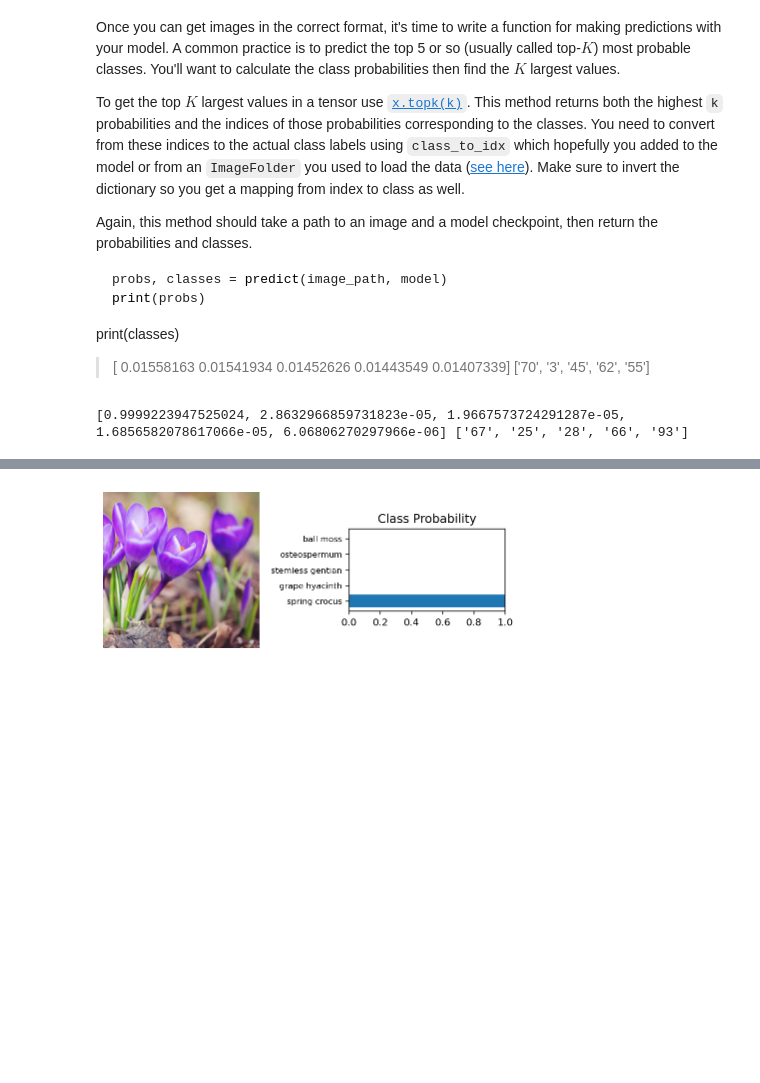
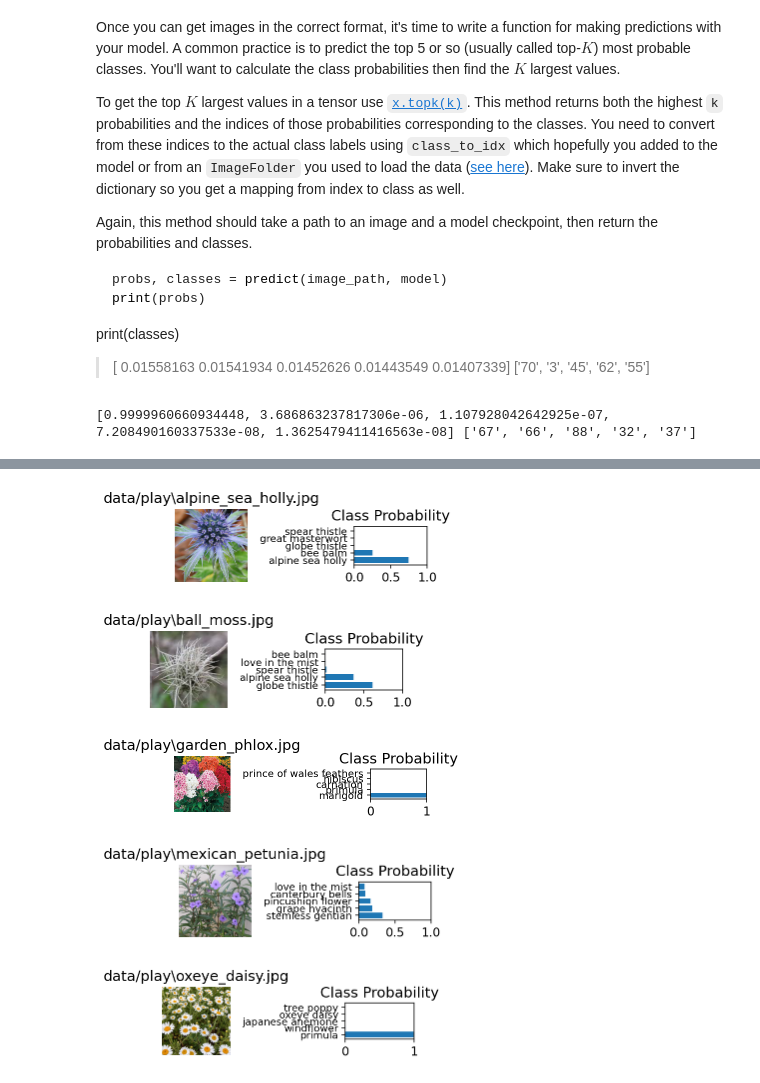
Before and after one commit to christiaan-lombard/udacityproject-image-classifier, a Jupyter notebook: Image Classifier Project.ipynb, the cells around one changed output, grey strips where cells are left out. Saved outputs shown, nothing was run; the diff lists cells and outputs as text; code cells hidden in the pictures; blank space fills up the shorter version.

Commit message:
add own images

```diff
--- a/Image Classifier Project.ipynb
+++ b/Image Classifier Project.ipynb
@@ -46,7 +47,7 @@ The validation and testing sets are used to measure the model's performance on d
 
 The pre-trained networks you'll use were trained on the ImageNet dataset where each color channel was normalized separately. For all three sets you'll need to normalize the means and standard deviations of the images to what the network expects. For the means, it's `[0.485, 0.456, 0.406]` and for the standard deviations `[0.229, 0.224, 0.225]`, calculated from the ImageNet images.  These values will shift each color channel to be centered at 0 and range from -1 to 1.
 # %%
-data_dir = 'flowers'
+data_dir = 'data'
 train_dir = data_dir + '/train'
 valid_dir = data_dir + '/valid'
 test_dir = data_dir + '/test'
@@ -452,7 +451,7 @@ def predict(image_path, model, topk=5):
 probs, classes = predict('assets/spring_crocus.jpg', model)
 print(probs, classes)
 # %% [output]
-[0.9999223947525024, 2.8632966859731823e-05, 1.9667573724291287e-05, 1.6856582078617066e-05, 6.06806270297966e-06] ['67', '25', '28', '66', '93']
+[0.9999960660934448, 3.686863237817306e-06, 1.107928042642925e-07, 7.208490160337533e-08, 1.3625479411416563e-08] ['67', '66', '88', '32', '37']
 # %% [markdown]
 ## Sanity Checking
 
@@ -462,14 +461,26 @@ Now that you can use a trained model for predictions, check to make sure it make
 
 You can convert from the class integer encoding to actual flower names with the `cat_to_name.json` file (should have been loaded earlier in the notebook). To show a PyTorch tensor as an image, use the `imshow` function defined above.
 # %%
-# TODO: Display an image along with the top 5 classes
-
-labels = [cat_to_name[c] for c in classes]
-plot.plot_image_prediction(
-    process_image('assets/spring_crocus.jpg'),
-    probs,
-    classes,
-    labels
-)
+def predict_image_class(filename):
+    probs, classes = predict(filename, model)
+    labels = [cat_to_name[c] for c in classes]
+    plot.plot_image_prediction(
+        process_image(filename),
+        probs,
+        classes,
+        labels,
+        title=filename
+    )
-# %% [output]
-[figure, removed]
+# %%
+# TODO: Display an image along with the top 5 classes
+
+image_files = []
+
+for filename in glob.glob('data/play/**.jpg', recursive=True):
+    predict_image_class(filename)
+# %% [output]
+[figure, added]
+[figure, added]
+[figure, added]
+[figure, added]
+[figure, added]
```
Also changed, not shown: parts of 4 cells of this notebook, 8 other files.
